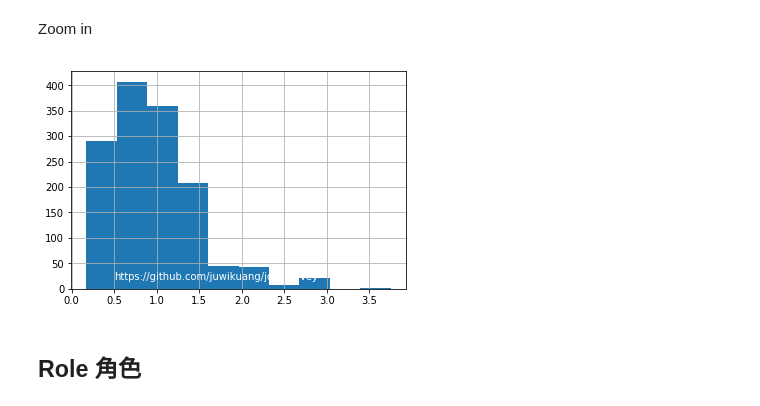
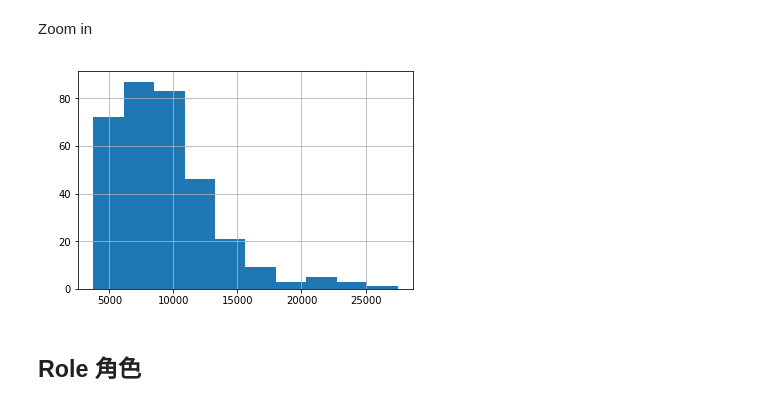
Before and after one commit to EricWebsmith/china_job_survey, a Jupyter notebook: notebook/201903/Qingdao.ipynb, the cells around one changed output. Drawn from its saved outputs; the diff is of its cells as text; code cells hidden in the pictures.

```diff
--- a/notebook/Qingdao.ipynb
+++ b/notebook/201903/Qingdao.ipynb
@@ -19,7 +19,7 @@ import numpy as np
 %matplotlib inline
 # %%
 conn=db.get_conn()
-data_original=pd.read_sql(sql="select * from _51jobs where monthly_salary>0 and monthly_salary<15 and city_{}=1".format(city), con=conn)
+data_original=pd.read_sql(sql="select * from _201903v2 where monthly_salary>0 and monthly_salary<80000 and YEAR(publish_date)=2019 and MONTH(publish_date)=3 and city='{}'".format(city), con=conn)
 conn.close()
 # %%
 error_job_ids=['104660258','104142922','108434795','101357291','106253516','110368302','111391233','108665401','109277048'
@@ -77,11 +77,11 @@ conclusion: data is not normally distributed.
 # %% [markdown]
 Zoom in
 # %%
-data[data.monthly_salary<4].monthly_salary.hist()
+data[data.monthly_salary<40000].monthly_salary.hist()
 plt.annotate('https://github.com/juwikuang/job_survey', xy=(0,0), xytext=(0.5, 20), color='white')
 plt.show()
 # %% [output]
-[figure, old version]
+[figure, new version]
 # %% [markdown]
 ## Role 角色
 # %%
```
Also changed, not shown: parts of 10 cells of this notebook, 11 other files.
